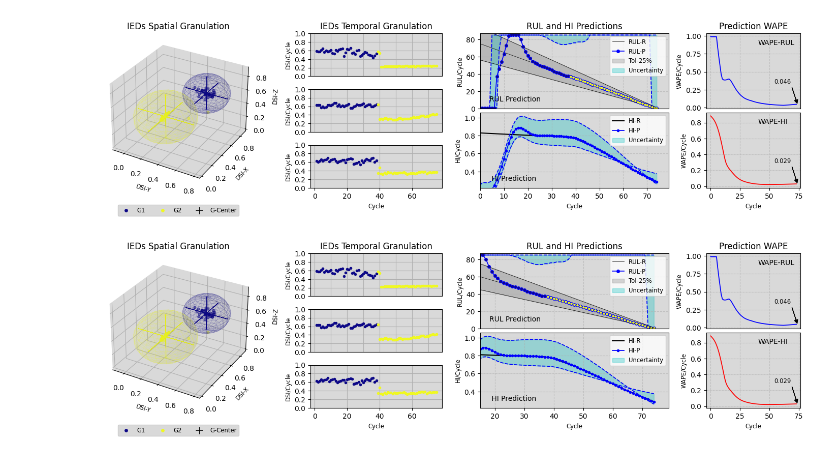
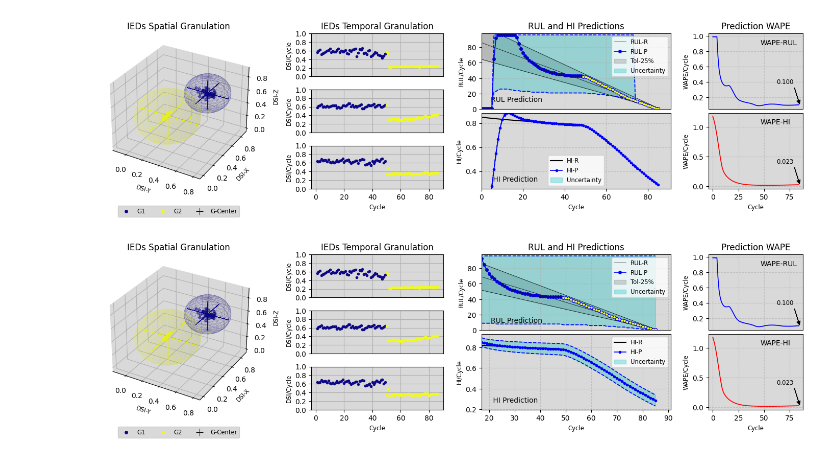
Before and after one commit to cduartes0203/Batteries_Prognostics_V2, a Jupyter notebook: eGDRNN_GD_R11_1.ipynb, the cells around one changed output. Cells and saved outputs as stored; diff of their text form; code cells hidden in the pictures.

```diff
--- a/eGDRNN_GD_R11_1.ipynb
+++ b/eGDRNN_GD_R11_1.ipynb
@@ -54,7 +54,7 @@ RS = pd.read_excel(r'Dataset\RS.xlsx')
 HI = pd.read_excel(r'Dataset\HI.xlsx')
 sig = HI['PC1'].values
 # %%
-params = [3.25,39,"[33, 12, 67, 7, 41]",4,8,1,9,1,9,1,0]
+params = [3.5,28,[70],8,0,1,2,5,19,1,0]
 m,nI,nR,nO,mO,N1,N2,N3,τ,mode,act = params
 X, Y, Z = PrepareData(RS, HI, nI, nO, mO, 1, mode)
 ref, J = RefEoL(sig, EOL, nI, mO, mode)
@@ -62,7 +62,7 @@ if len(X) < J: print(f'Aviso: nO={nO} > {nOMax(sig, EOL)}: o fluxo termina antes
 nI = len(Y[0])
 if isinstance(nR, str): nR = ast.literal_eval(nR)
 
-Rhos = np.linspace(0.001,0.25, 25)
+Rhos = np.linspace(1e-14,1e-4, 25)
 cov, sp, Vpaper, Vused = np.array([]), np.array([]), np.array([]), np.array([])
 
 for rho in Rhos:
@@ -75,15 +75,15 @@ for rho in Rhos:
         teda.RUL_Prediction(Y[j],mode='interval',lim=len(sig)-nI+1,show=False)
         teda.WAPE_HI2(Y[j],Z[j])
         teda.Adapt(Y[j],Z[j])
-    #teda.RUL_Granularity()
-    teda.HI_Granularity()
+    teda.RUL_Granularity()
+    #teda.HI_Granularity()
     Vpaper = np.append(Vpaper,teda.Vpaper)
     Vused = np.append(Vused,teda.Vused)
     cov = np.append(cov,teda.cov)
     sp = np.append(sp,teda.sp)
 PlotDSI_3D_PLT(teda,xi=0)
 # %% [output]
-[figure, old version]
+[figure, new version]
 # %%
 PlotSeriesPLY(xSeries=[Rhos,Rhos], ySeries=[Vpaper,Vused],names=['Vpaper','Vused'])
 PlotSeriesPLY(xSeries=[Rhos,Rhos], ySeries=[cov,sp],names=['cov','sp'])
@@ -93,23 +90,22 @@ PlotSeriesPLY(xSeries=[Rhos,Rhos], ySeries=[cov,sp],names=['cov','sp'])
 # %%
-params = [3.25,39,"[33, 12, 67, 7, 41]",4,8,1,9,1,9,1,0]
 m,nI,nR,nO,mO,N1,N2,N3,τ,mode,act = params
 X, Y, Z = PrepareData(RS, HI, nI, nO, mO, 1, mode)
 ref, J = RefEoL(sig, EOL, nI, mO, mode)
 if len(X) < J: print(f'Aviso: nO={nO} > {nOMax(sig, EOL)}: o fluxo termina antes do EoL (última RUL real = {J-len(X)+1}).')
 nI = len(Y[0])
 if isinstance(nR, str): nR = ast.literal_eval(nR)
 
 teda=AutoCloud(m=m,nI=nI,nR=nR,nO=nO+mO,ηS=[N1,N2,N3],mode=mode,act=act,
-               tau=τ,rho=0.25,eol=EOL,ref=ref,wtaG=WTAG,wtaP=WTAP,feedback=FEEDBACK,mO=mO)
+               tau=τ,rho=1e-2,eol=EOL,ref=ref,wtaG=WTAG,wtaP=WTAP,feedback=FEEDBACK,mO=mO)
 
 
 for j,_ in enumerate(X[:J]):
     teda.run(X[j])
     teda.RUL_Prediction(Y[j],mode='interval',lim=len(sig)-nI+1,show=False)
     teda.WAPE_HI2(Y[j],Z[j])
     teda.Adapt(Y[j],Z[j])
 
 #teda.c = np.append(teda.c,teda.gm)
 PlotDSI_3D_PLT(teda)
 # %% [output]
-[figure, old version]
+[figure, new version]
```
Also changed, not shown: parts of 17 cells of this notebook, 10 other files.
